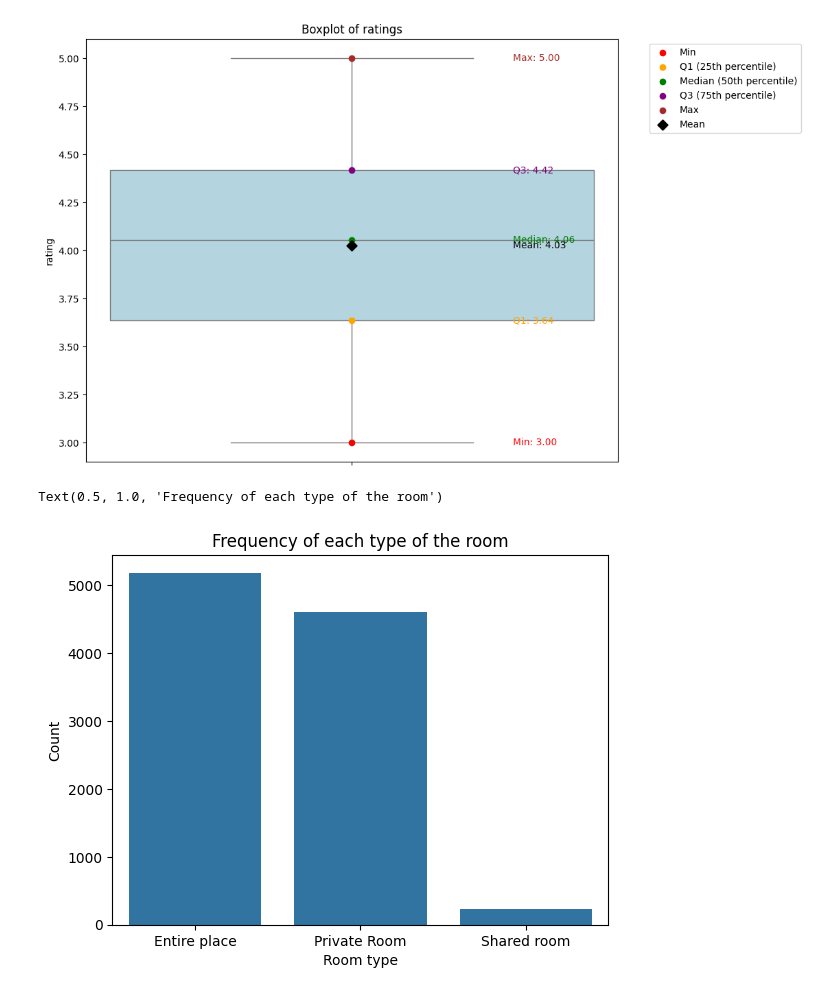
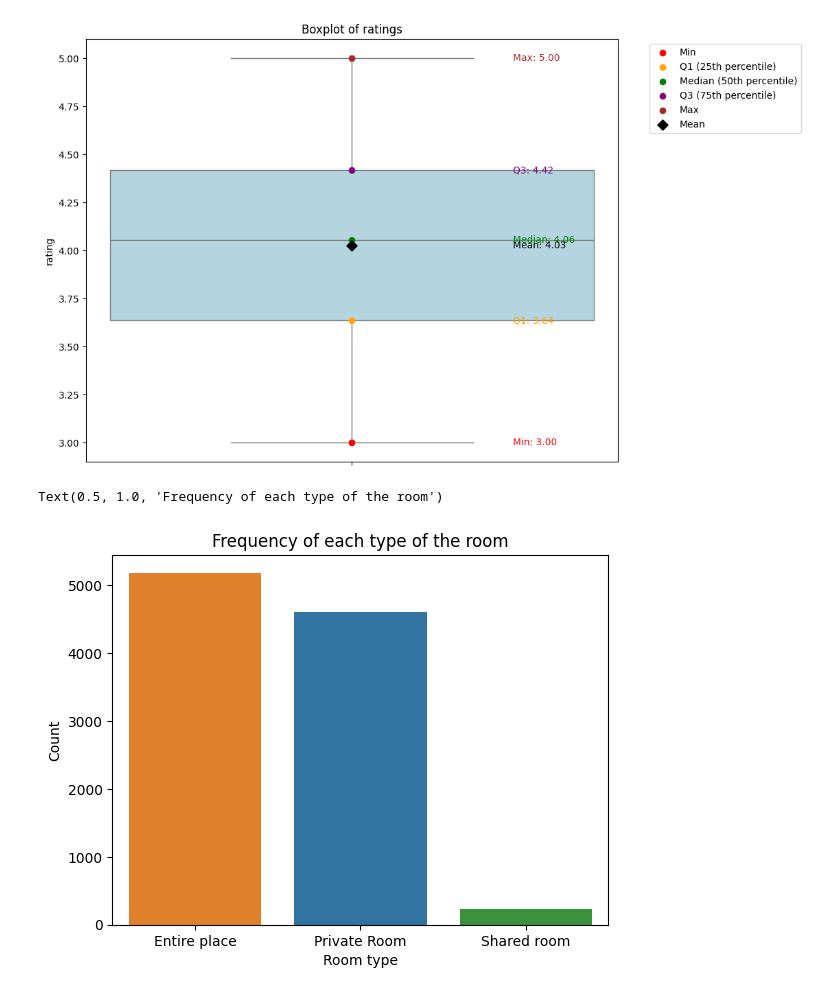
Before and after one commit to kingb6/Data_Preprocessing_Report, a Jupyter notebook: Cleaning_Data_in_Python_live_session.ipynb, the cells around one changed output. Drawn from its saved outputs; the diff is of its cells as text; code cells hidden in the pictures.

```diff
--- a/Cleaning_Data_in_Python_live_session.ipynb
+++ b/Cleaning_Data_in_Python_live_session.ipynb
@@ -972,10 +968,10 @@ plt.show()
 # %% [output]
 [figure]
 # %%
-sns.countplot(data=airbnb, x='room_type', order=airbnb['room_type'].value_counts().index)
+sns.countplot(data=airbnb, x='room_type', order=airbnb['room_type'].value_counts().index, hue='room_type', legend=False)
 plt.xlabel("Room type")
 plt.ylabel("Count")
 plt.title("Frequency of each type of the room")
 # %% [output]
 Text(0.5, 1.0, 'Frequency of each type of the room')
-[figure, old version]
+[figure, new version]
```
Also changed, not shown: parts of 2 cells of this notebook.
